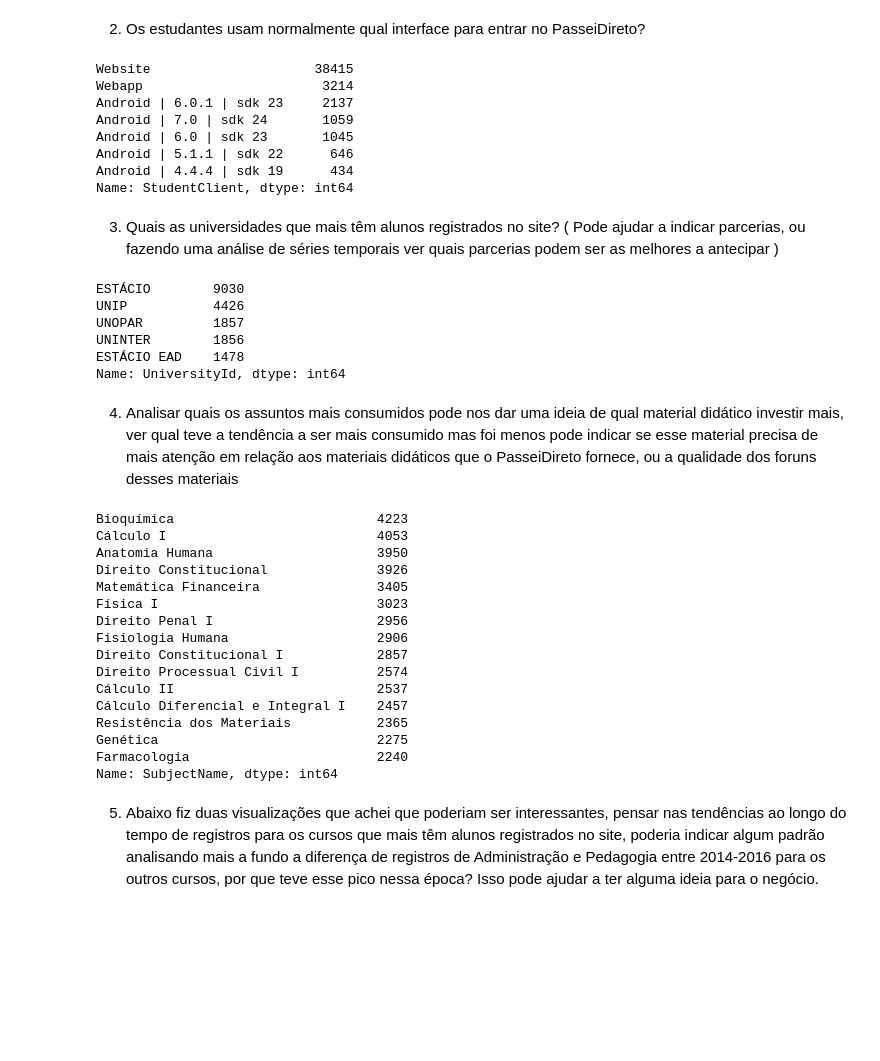
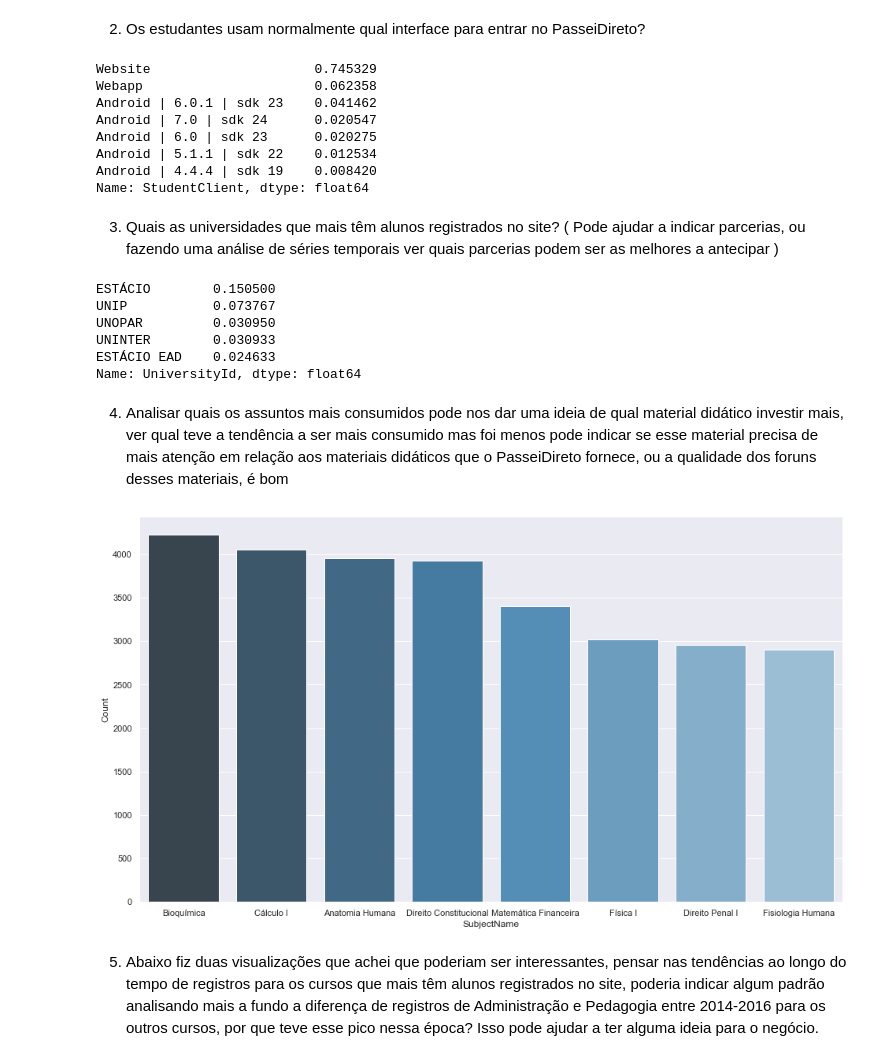
Before and after one commit to victor-mariano-leite/pd-estagiario-de-dados, a Jupyter notebook: desafio_pratico_pd.ipynb, the cells around one changed output. Cells and saved outputs as stored; diff of their text form; code cells hidden in the pictures; blank space fills up the shorter version.

```diff
--- a/desafio_pratico_pd.ipynb
+++ b/desafio_pratico_pd.ipynb
@@ -546,48 +546,34 @@ Name: SignupSource, dtype: int64
 # %% [markdown]
 2. Os estudantes usam normalmente qual interface para entrar no PasseiDireto?
 # %%
-df_students.StudentClient.value_counts().head(7)
+df_students.StudentClient.value_counts(normalize=True).head(7)
 # %% [output]
-Website                     38415
-Webapp                       3214
-Android | 6.0.1 | sdk 23     2137
-Android | 7.0 | sdk 24       1059
-Android | 6.0 | sdk 23       1045
-Android | 5.1.1 | sdk 22      646
-Android | 4.4.4 | sdk 19      434
-Name: StudentClient, dtype: int64
+Website                     0.745329
+Webapp                      0.062358
+Android | 6.0.1 | sdk 23    0.041462
+Android | 7.0 | sdk 24      0.020547
+Android | 6.0 | sdk 23      0.020275
+Android | 5.1.1 | sdk 22    0.012534
+Android | 4.4.4 | sdk 19    0.008420
+Name: StudentClient, dtype: float64
 # %% [markdown]
 3. Quais as universidades que mais têm alunos registrados no site? ( Pode ajudar a indicar parcerias, ou fazendo uma análise de séries temporais ver quais parcerias podem ser as melhores a antecipar )
 # %%
-df_students.UniversityId.value_counts().head(5)
+df_students.UniversityId.value_counts(normalize=True).head(5)
 # %% [output]
-ESTÁCIO        9030
-UNIP           4426
-UNOPAR         1857
-UNINTER        1856
-ESTÁCIO EAD    1478
-Name: UniversityId, dtype: int64
+ESTÁCIO        0.150500
+UNIP           0.073767
+UNOPAR         0.030950
+UNINTER        0.030933
+ESTÁCIO EAD    0.024633
+Name: UniversityId, dtype: float64
 # %% [markdown]
-4. Analisar quais os assuntos mais consumidos pode nos dar uma ideia de qual material didático investir mais, ver qual teve a tendência a ser mais consumido mas foi menos pode indicar se esse material precisa de mais atenção em relação aos materiais didáticos que o PasseiDireto fornece, ou a qualidade dos foruns desses materiais
+4. Analisar quais os assuntos mais consumidos pode nos dar uma ideia de qual material didático investir mais, ver qual teve a tendência a ser mais consumido mas foi menos pode indicar se esse material precisa de mais atenção em relação aos materiais didáticos que o PasseiDireto fornece, ou a qualidade dos foruns desses materiais, é bom
-# %%
-students_subjects.SubjectName.value_counts().head(15)
-# %% [output]
-Bioquímica                          4223
-Cálculo I                           4053
-Anatomia Humana                     3950
-Direito Constitucional              3926
-Matemática Financeira               3405
-Física I                            3023
-Direito Penal I                     2956
-Fisiologia Humana                   2906
-Direito Constitucional I            2857
-Direito Processual Civil I          2574
-Cálculo II                          2537
-Cálculo Diferencial e Integral I    2457
-Resistência dos Materiais           2365
-Genética                            2275
-Farmacologia                        2240
-Name: SubjectName, dtype: int64
+# %%
+df_scount = students_subjects.SubjectName.value_counts().reset_index().rename(columns = {"index":"SubjectName","SubjectName":"Count"}).head(8)
+ax = sns.barplot(x="SubjectName",y ="Count", data=df_scount, palette="Blues_d")
+# %% [output]
+[figure, added]
 # %% [markdown]
 5. Abaixo fiz duas visualizações que achei que poderiam ser interessantes, pensar nas tendências ao longo do tempo de registros para os cursos que mais têm alunos registrados no site, poderia indicar algum padrão analisando mais a fundo a diferença de registros de Administração e Pedagogia entre 2014-2016 para os outros cursos, por que teve esse pico nessa época? Isso pode ajudar a ter alguma ideia para o negócio.
 # %%
```
Also changed, not shown: parts of 28 cells of this notebook, 3 other files.
